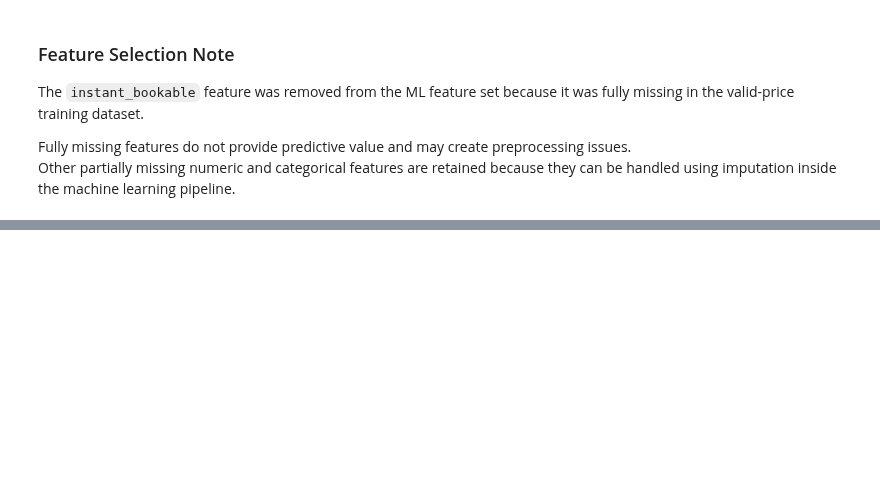
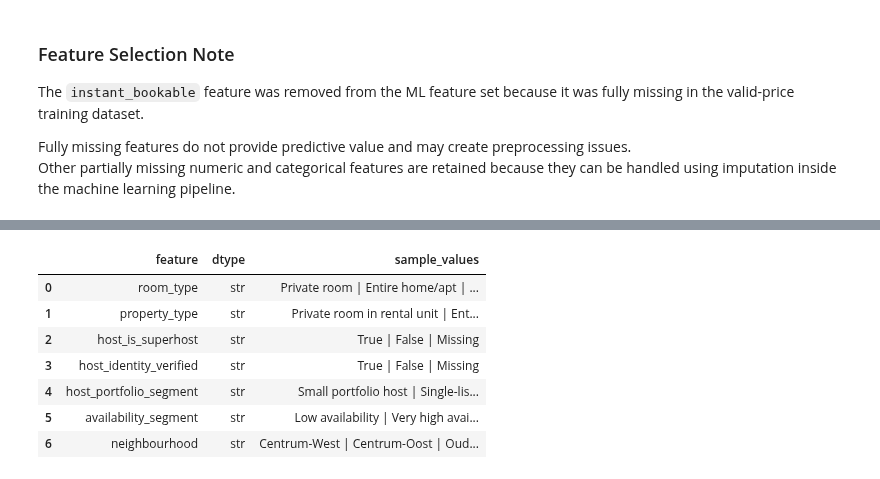
Before and after one commit to Tnadeeja/Inside-Airbnb-Market-Intelligence-Platform-Data-Engineering-Analytics-AI, a Jupyter notebook: notebooks/05_ml_price_prediction.ipynb, the cells around one changed output, grey strips where cells are left out. Drawn from its saved outputs; the diff is of its cells as text; code cells hidden in the pictures; blank space fills up the shorter version.

```diff
--- a/notebooks/05_ml_price_prediction.ipynb
+++ b/notebooks/05_ml_price_prediction.ipynb
@@ -340,0 +394,20 @@ Other partially missing numeric and categorical features are retained because th
+# %%
+categorical_type_check = pd.DataFrame({
+    "feature": categorical_features_clean,
+    "dtype": [X_model[column].dtype for column in categorical_features_clean],
+    "sample_values": [
+        " | ".join(X_model[column].dropna().astype(str).unique()[:5])
+        for column in categorical_features_clean
+    ]
+})
+
+categorical_type_check
+# %% [output]
+|  | feature | dtype | sample_values |
+| 0 | room_type | str | Private room | Entire home/apt | ... |
+| 1 | property_type | str | Private room in rental unit | Ent... |
+| 2 | host_is_superhost | str | True | False | Missing |
+| 3 | host_identity_verified | str | True | False | Missing |
+| 4 | host_portfolio_segment | str | Small portfolio host | Single-lis... |
+| 5 | availability_segment | str | Low availability | Very high avai... |
+| 6 | neighbourhood | str | Centrum-West | Centrum-Oost | Oud... |
```
Also changed, not shown: parts of 9 cells of this notebook, 1 other file.
